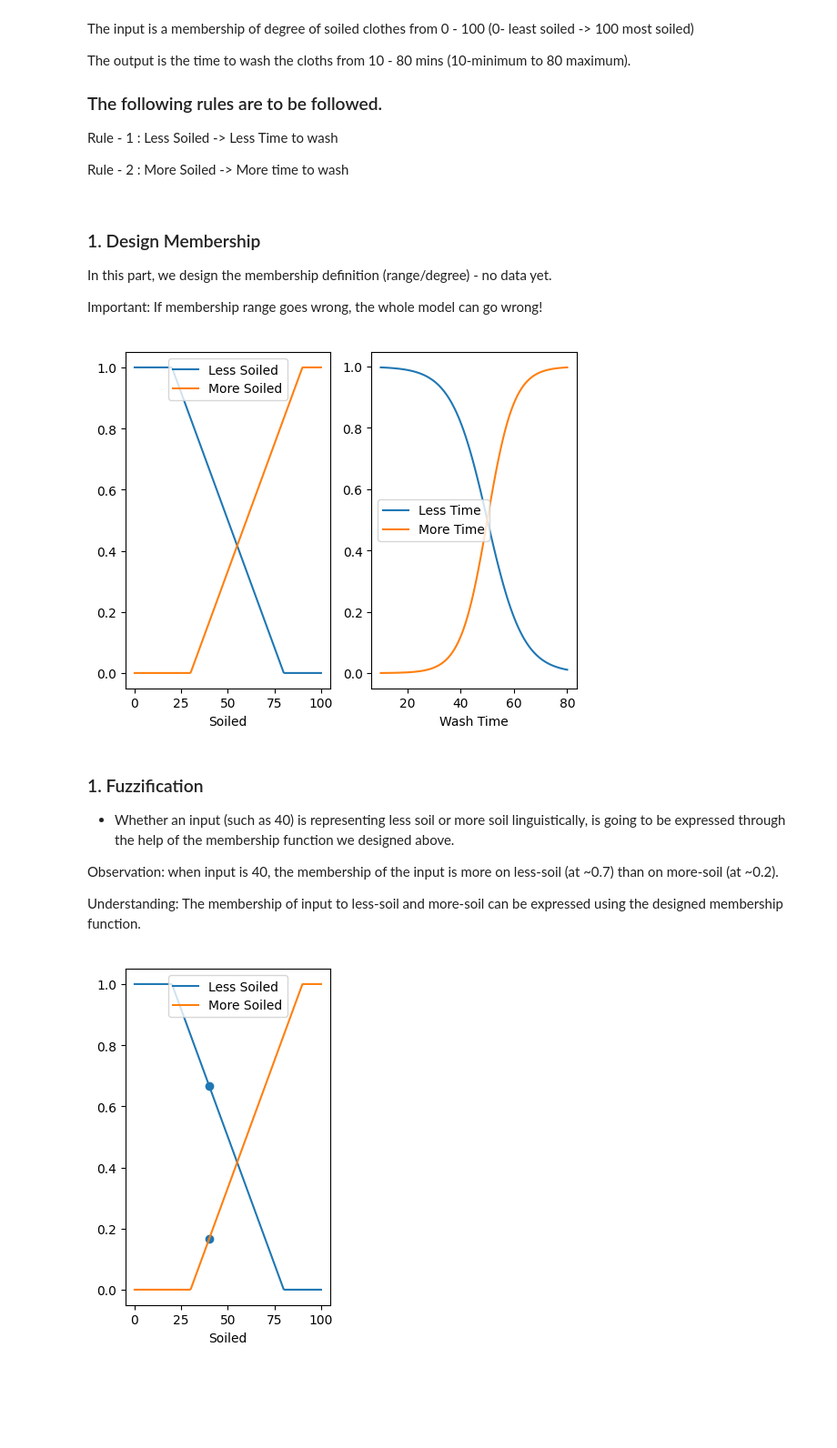
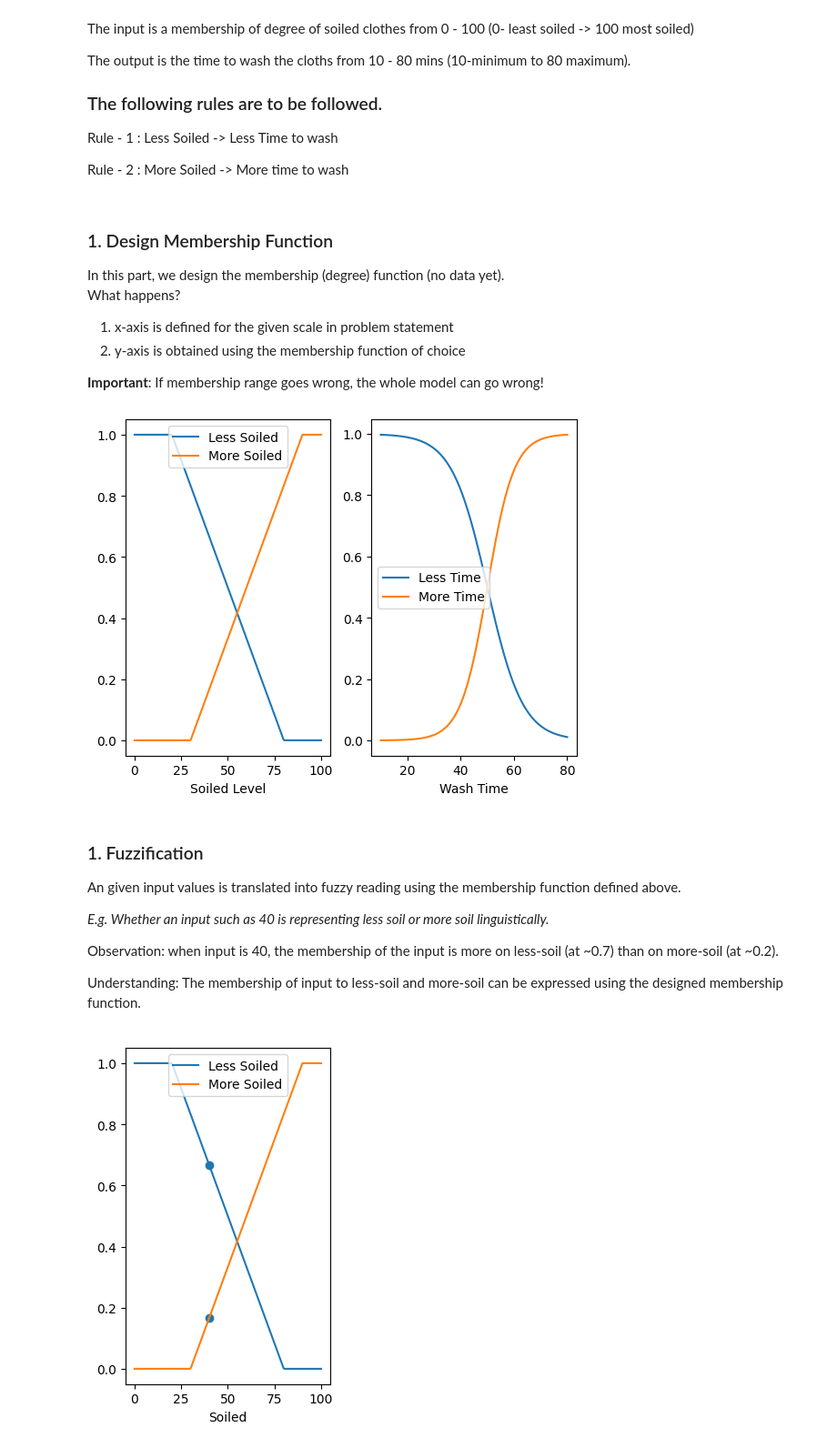
Before and after one commit to everhettoo/fl-hvac-control, a Jupyter notebook: notebooks/mamdani_washing_machine.ipynb, the cells around one changed output. Shown at 91% size. Saved outputs shown, nothing was run; the diff lists cells and outputs as text; code cells hidden in the pictures; blank space fills up the shorter version.

```diff
--- a/notebooks/mamdani_washing_machine.ipynb
+++ b/notebooks/mamdani_washing_machine.ipynb
@@ -28,40 +29,48 @@ import mylibs.fuzzy_functions as ff
 # %% [markdown]
-### 1. Design Membership
-<p> In this part, we design the membership definition (range/degree) - no data yet.
+### 1. Design Membership Function
+In this part, we design the membership (degree) function (no data yet).\
+What happens?
+1. x-axis is defined for the given scale in problem statement
+2. y-axis is obtained using the membership function of choice
 
-Important: If membership range goes wrong, the whole model can go wrong!
+<b>Important</b>: If membership range goes wrong, the whole model can go wrong!
 # %%
-# Soiledness Membership Functions
+# Defines x-axis: scale of soiled levels from 0 to 100.
 soiled = np.linspace(0, 100, 200)
+# Defines y-axis for less soiled given x-axis.
 less_s = np.array([mf.dec(x, 20, 80) for x in soiled])
+# Defines y-axis for more soiled given x-axis.
 more_s = np.array([mf.inc(x, 30, 90) for x in soiled])
 
-# Wash Time Membership Functions
+# # Defines x-axis: scale of minutes from 10 to 80.
 wash = np.linspace(10, 80, 100)
+# Defines y-axis for less minutes given x-axis.
 less_t = np.array([mf.sigmoid(x, -0.15, 50) for x in wash])
+# Defines y-axis for more minutes given x-axis.
 more_t = np.array([mf.sigmoid(x, 0.2, 50) for x in wash])
 
 # Plots
 plt.figure()
 plt.subplot(1, 2, 1)
 plt.plot(soiled, less_s, label="Less Soiled")
 plt.plot(soiled, more_s, label="More Soiled")
-plt.xlabel("Soiled")
+plt.xlabel("Soiled Level")
 plt.legend()
 
 plt.subplot(1, 2, 2)
 plt.plot(wash, less_t, label="Less Time")
 plt.plot(wash, more_t, label="More Time")
 plt.xlabel("Wash Time")
 plt.legend()
 
 plt.show()
 # %% [output]
-[figure, old version]
+[figure, new version]
 # %% [markdown]
 ### 1. Fuzzification
+An given input values is translated into fuzzy reading using the membership function defined above.
 
-- Whether an input (such as 40) is representing less soil or more soil linguistically, is going to be expressed through the help of the membership function we designed above.
+_E.g. Whether an input such as 40 is representing less soil or more soil linguistically._
 
 <p> Observation: when input is 40, the membership of the input is more on less-soil (at ~0.7) than on more-soil (at ~0.2).
 <p> Understanding: The membership of input to less-soil and more-soil can be expressed using the designed membership function.
```
Also changed, not shown: parts of 4 cells of this notebook.
